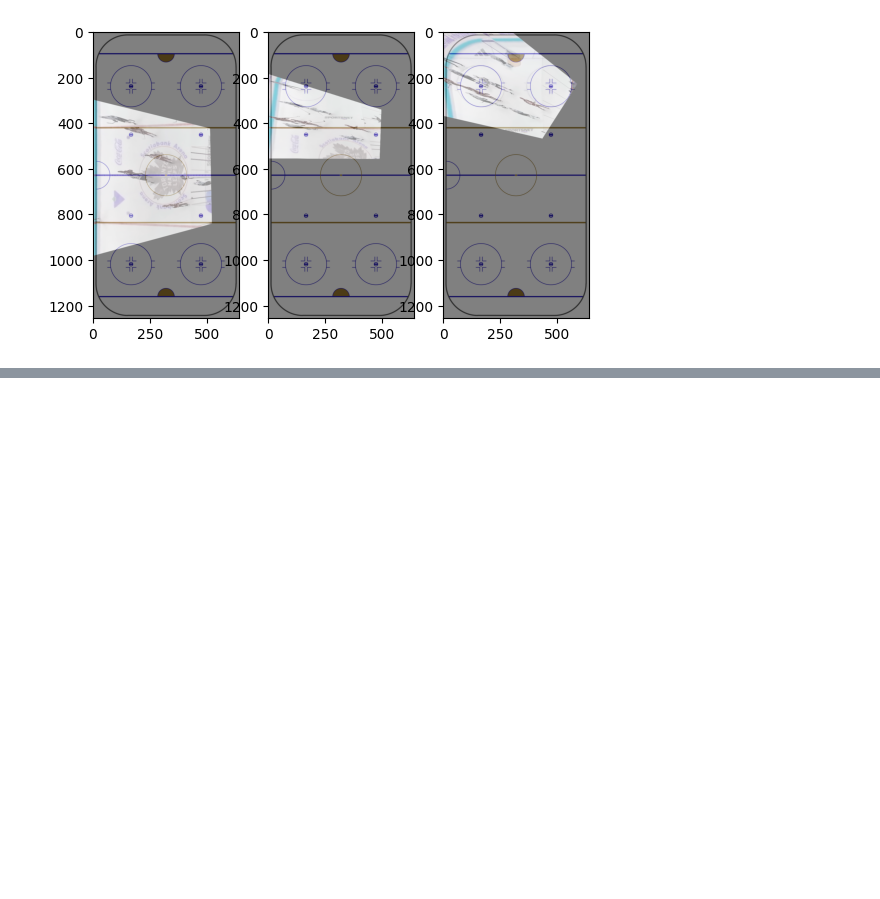
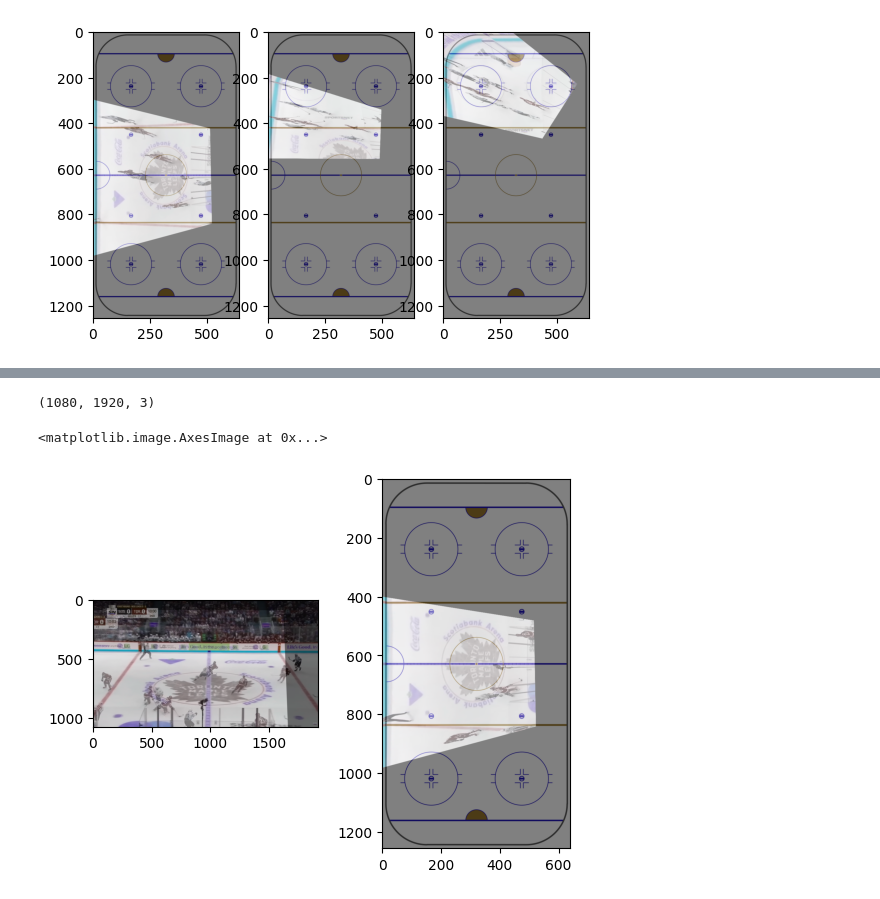
Before and after one commit to NickRomanchuk/nhl_player_tracker, a Jupyter notebook: homography/key_frame_homography/compute_key_frame_homography.ipynb, the cells around one changed output, grey strips where cells are left out. Saved outputs shown, nothing was run; the diff lists cells and outputs as text; code cells hidden in the pictures; blank space fills up the shorter version.

```diff
--- a/homography/key_frame_homography/compute_key_frame_homography.ipynb
+++ b/homography/key_frame_homography/compute_key_frame_homography.ipynb
@@ -75,0 +86,21 @@ cv2.imshow('test', result)
+# %%
+dst = cv2.imread('./key_frames/key_frame_1.jpg')
+M = np.load('first_frame.npy')
+img = cv2.imread('../../outputs/raw_frames/frame_0000.jpg')
+result = cv2.warpPerspective(img, M, (dst.shape[1], dst.shape[0]))
+print(dst.shape)
+fig, axes = plt.subplots(1, 2)
+axes[0].imshow(dst)
+axes[0].imshow(result, alpha = 0.5)
+
+dst = cv2.imread('../geometric_model/rink.png')
+M2 = np.load('key_frame_1.npy')
+
+M3 = M2 @ M
+result = cv2.warpPerspective(result, M2, (dst.shape[1], dst.shape[0]))
+axes[1].imshow(dst)
+axes[1].imshow(result, alpha = 0.5)
+# %% [output]
+(1080, 1920, 3)
+<matplotlib.image.AxesImage at 0x...>
+[figure, added]
```
Also changed, not shown: parts of 5 cells of this notebook, 5 other files.
